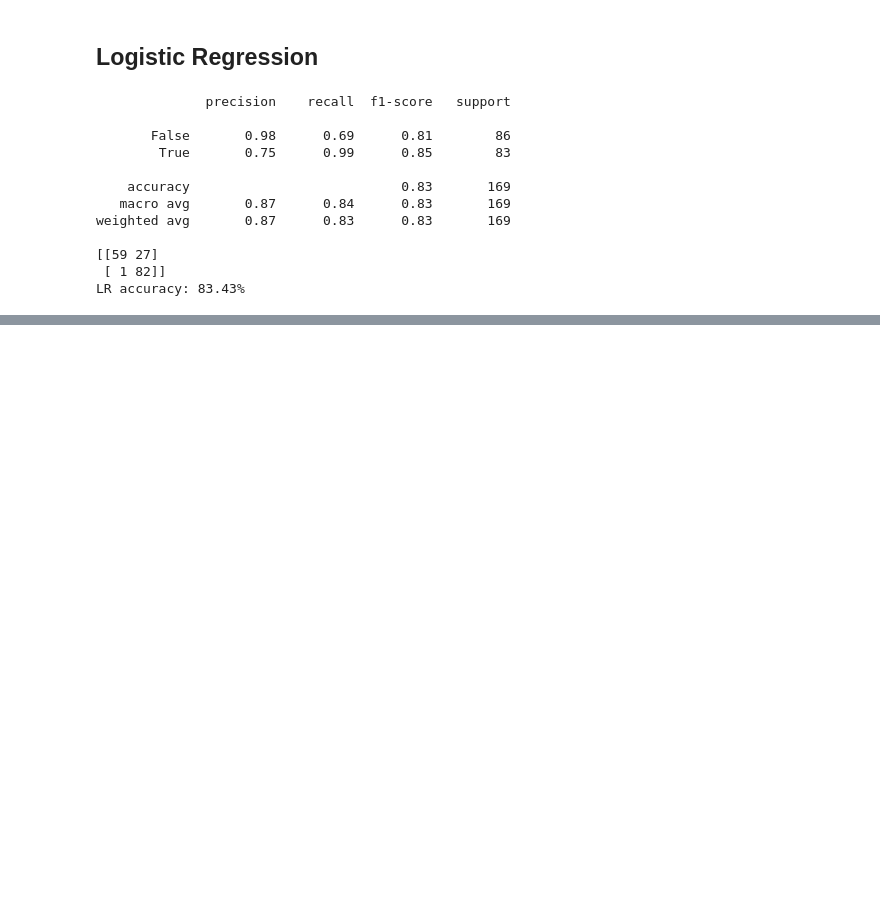
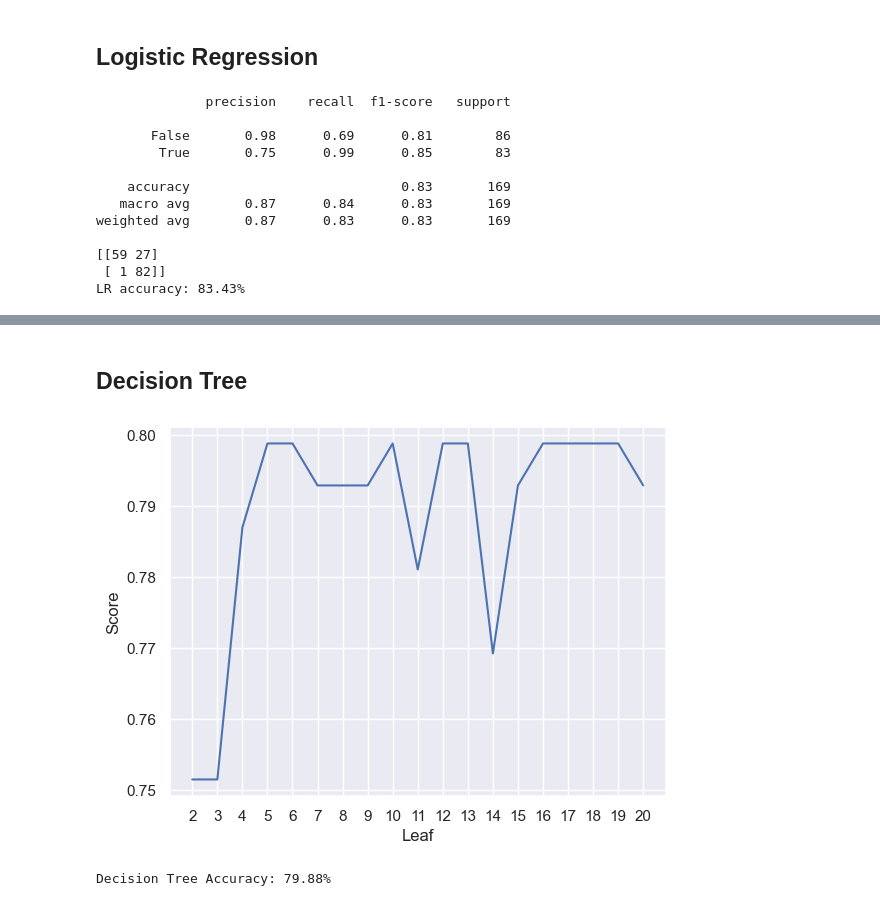
Before and after one commit to kobebaffour/machine_learning, a Jupyter notebook: Loan Prediction/loan_prediction_nm.ipynb, the cells around one changed output, grey strips where cells are left out. Drawn from its saved outputs; the diff is of its cells as text; code cells hidden in the pictures; blank space fills up the shorter version.

```diff
--- a/Loan Prediction/loan_prediction_nm.ipynb
+++ b/Loan Prediction/loan_prediction_nm.ipynb
@@ -630,0 +681,12 @@ LR accuracy: 83.43%
+# %%
+NBclassifier1 = CategoricalNB()
+NBclassifier1.fit(X_train, y_train)
+
+y_pred = NBclassifier1.predict(X_test)
+
+print(classification_report(y_test, y_pred))
+print(confusion_matrix(y_test, y_pred))
+
+from sklearn.metrics import accuracy_score
+NBAcc1 = accuracy_score(y_pred,y_test)
+print('Categorical Naive Bayes accuracy: {:.2f}%'.format(NBAcc1*100))
@@ -630,0 +708,12 @@ LR accuracy: 83.43%
+# %%
+NBclassifier2 = GaussianNB()
+NBclassifier2.fit(X_train, y_train)
+
+y_pred = NBclassifier2.predict(X_test)
+
+print(classification_report(y_test, y_pred))
+print(confusion_matrix(y_test, y_pred))
+
+from sklearn.metrics import accuracy_score
+NBAcc2 = accuracy_score(y_pred,y_test)
+print('Gaussian Naive Bayes accuracy: {:.2f}%'.format(NBAcc2*100))
@@ -630,0 +733,19 @@ LR accuracy: 83.43%
+# %% [markdown]
+## Decision Tree
+# %%
+scoreListDT = []
+for i in range(2,21):
+    DTclassifier = DecisionTreeClassifier(max_leaf_nodes=i)
+    DTclassifier.fit(X_train, y_train)
+    scoreListDT.append(DTclassifier.score(X_test, y_test))
+
+plt.plot(range(2,21), scoreListDT)
+plt.xticks(np.arange(2,21,1))
+plt.xlabel("Leaf")
+plt.ylabel("Score")
+plt.show()
+DTAcc = max(scoreListDT)
+print("Decision Tree Accuracy: {:.2f}%".format(DTAcc*100))
+# %% [output]
+[figure, added]
+Decision Tree Accuracy: 79.88%
```
Also changed, not shown: parts of 18 cells of this notebook.
